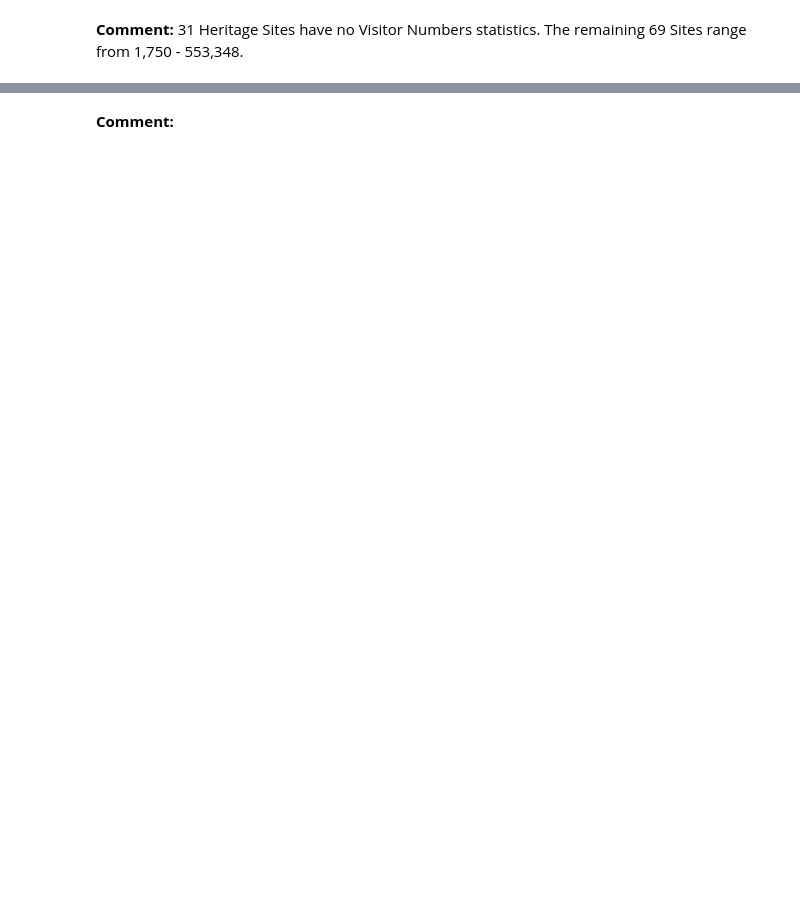
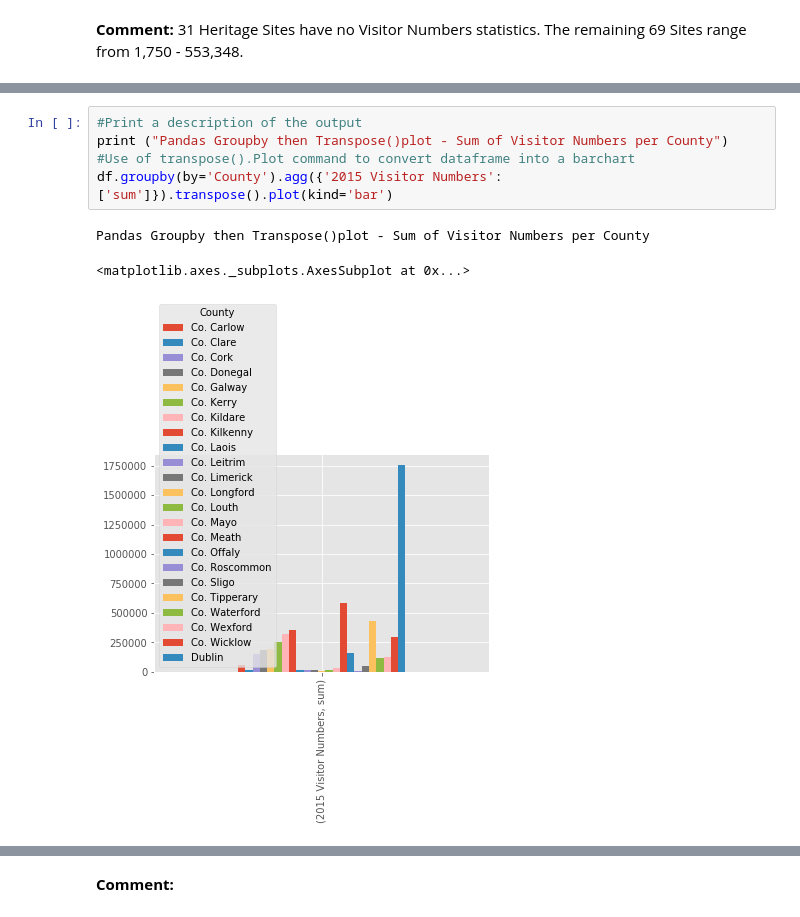
Before and after one commit to ClodaghMurphy/ProgDA_ProjectDec2019, a Jupyter notebook: ProgDA_ProjectDec2019.ipynb, the cells around one changed output, grey strips where cells are left out. Cells and saved outputs as stored; diff of their text form; blank space fills up the shorter version.

```diff
--- a/ProgDA_ProjectDec2019.ipynb
+++ b/ProgDA_ProjectDec2019.ipynb
@@ -428,0 +463,9 @@ df.groupby(by='County').agg({'2015 Visitor Numbers': ['count', 'mean', 'sum']})
+# %%
+#Print a description of the output
+print ("Pandas Groupby then Transpose()plot - Sum of Visitor Numbers per County")
+#Use of transpose().Plot command to convert dataframe into a barchart
+df.groupby(by='County').agg({'2015 Visitor Numbers': ['sum']}).transpose().plot(kind='bar')
+# %% [output]
+Pandas Groupby then Transpose()plot - Sum of Visitor Numbers per County
+<matplotlib.axes._subplots.AxesSubplot at 0x...>
+[figure, added]
```
Also changed, not shown: parts of 49 cells of this notebook, 1 other file.
